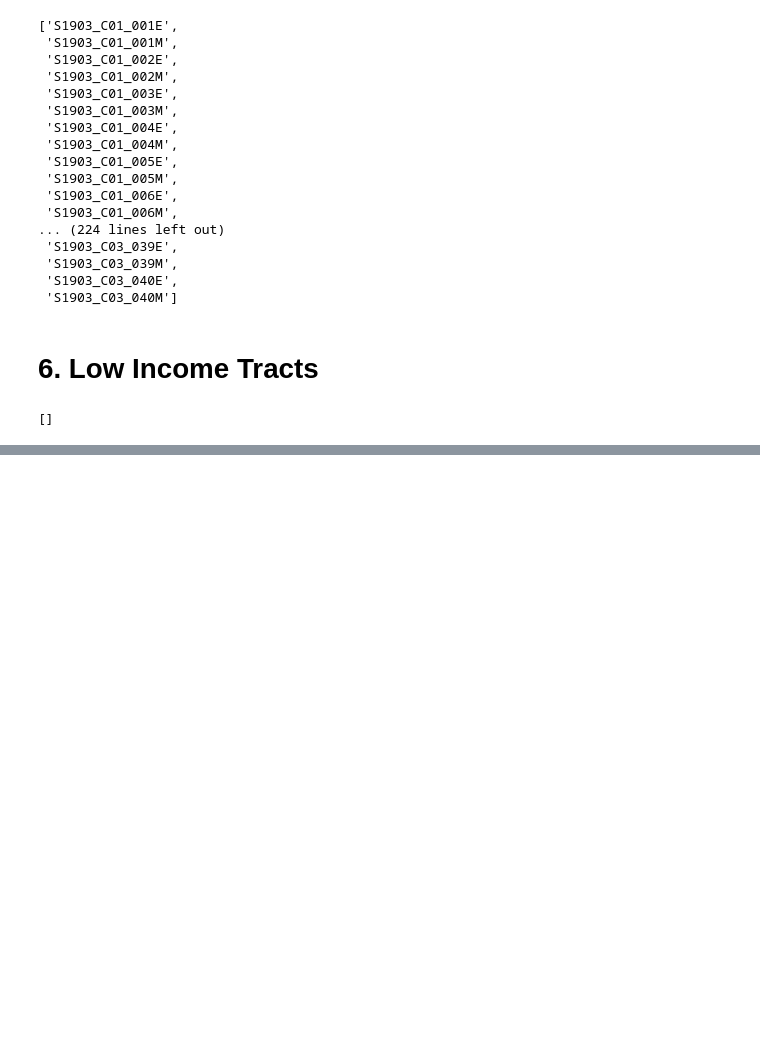
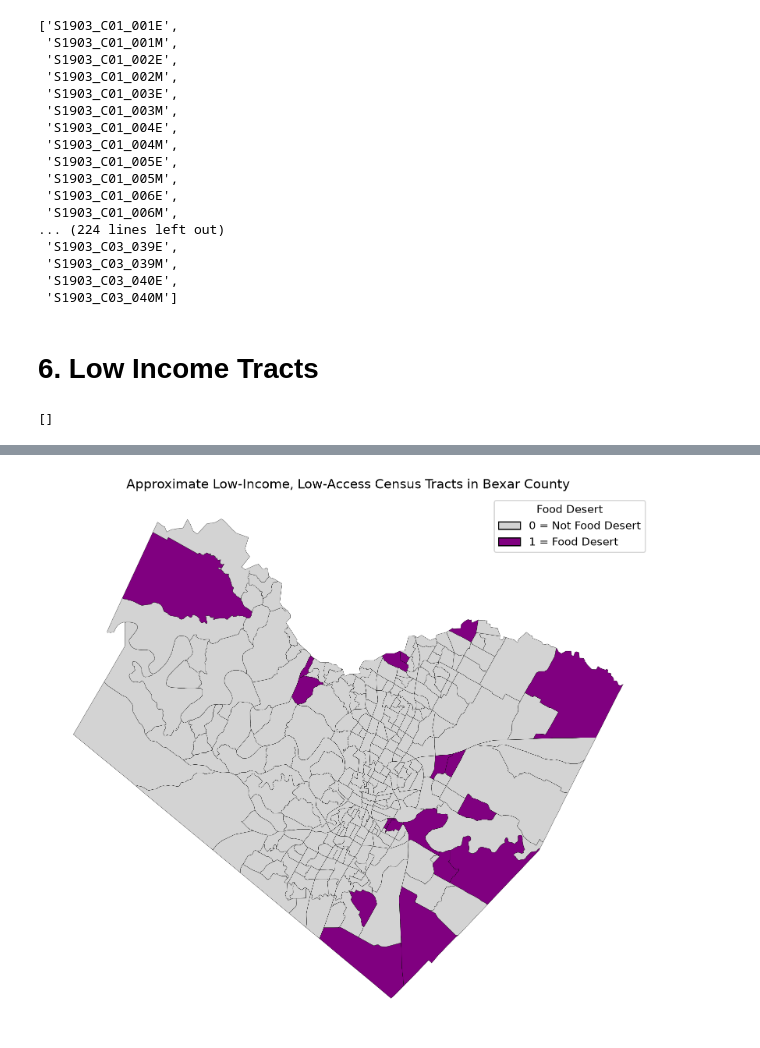
Before and after one commit to sarazarea26/fooddesertproject, a Jupyter notebook: heat_maps/travis_county/travis_heat_maps.ipynb, the cells around one changed output, grey strips where cells are left out. Drawn from its saved outputs; the diff is of its cells as text; code cells hidden in the pictures; blank space fills up the shorter version.

```diff
--- a/heat_maps/travis_county/travis_heat_maps.ipynb
+++ b/heat_maps/travis_county/travis_heat_maps.ipynb
@@ -308,0 +421,4 @@ KeyError: 'binary_poverty'
+# %%
+# remove columns that are not needed :"Additonal_Address", "Incentive_Program", "Grantee_Name", "X", "Y"
+
+final_cleaned_snap_data = cleaned_snap_data.drop(columns=["Additonal_Address", "Incentive_Program", "Grantee_Name", "X", "Y", "Zip4"])
@@ -308,0 +526,40 @@ KeyError: 'binary_poverty'
+# %%
+#merge two datasets
+final_map = combined.merge(
+    low_access_map[["GEOID","binary_low_access"]],
+    on="GEOID",
+    how="left"
+)
+# %%
+#conditional AND statement food desert indicator (low income and low access)
+final_map["food_desert"] = (
+    (final_map["binary_low_income"] == 1) &
+    (final_map["binary_low_access"] == 1)
+)
+# %%
+#binary map
+from matplotlib.patches import Patch
+fig, ax = plt.subplots(figsize=(10,10))
+
+final_map.plot(
+    column = "food_desert",
+    cmap=cmap,
+    categorical=True,
+    edgecolor="black",
+    linewidth=0.2,
+    ax=ax
+)
+
+#making a legend
+
+legend_elements = [
+    Patch(facecolor="lightgrey", edgecolor="black", label="0 = Not Food Desert"),
+    Patch(facecolor="purple", edgecolor="black", label="1 = Food Desert")
+]
+
+ax.legend(handles=legend_elements, title="Food Desert")
+plt.title("Approximate Low-Income, Low-Access Census Tracts in Bexar County")
+plt.axis("off")
+plt.show()
+# %% [output]
+[figure, added]
```
Also changed, not shown: parts of 26 cells of this notebook, 13 other files.
